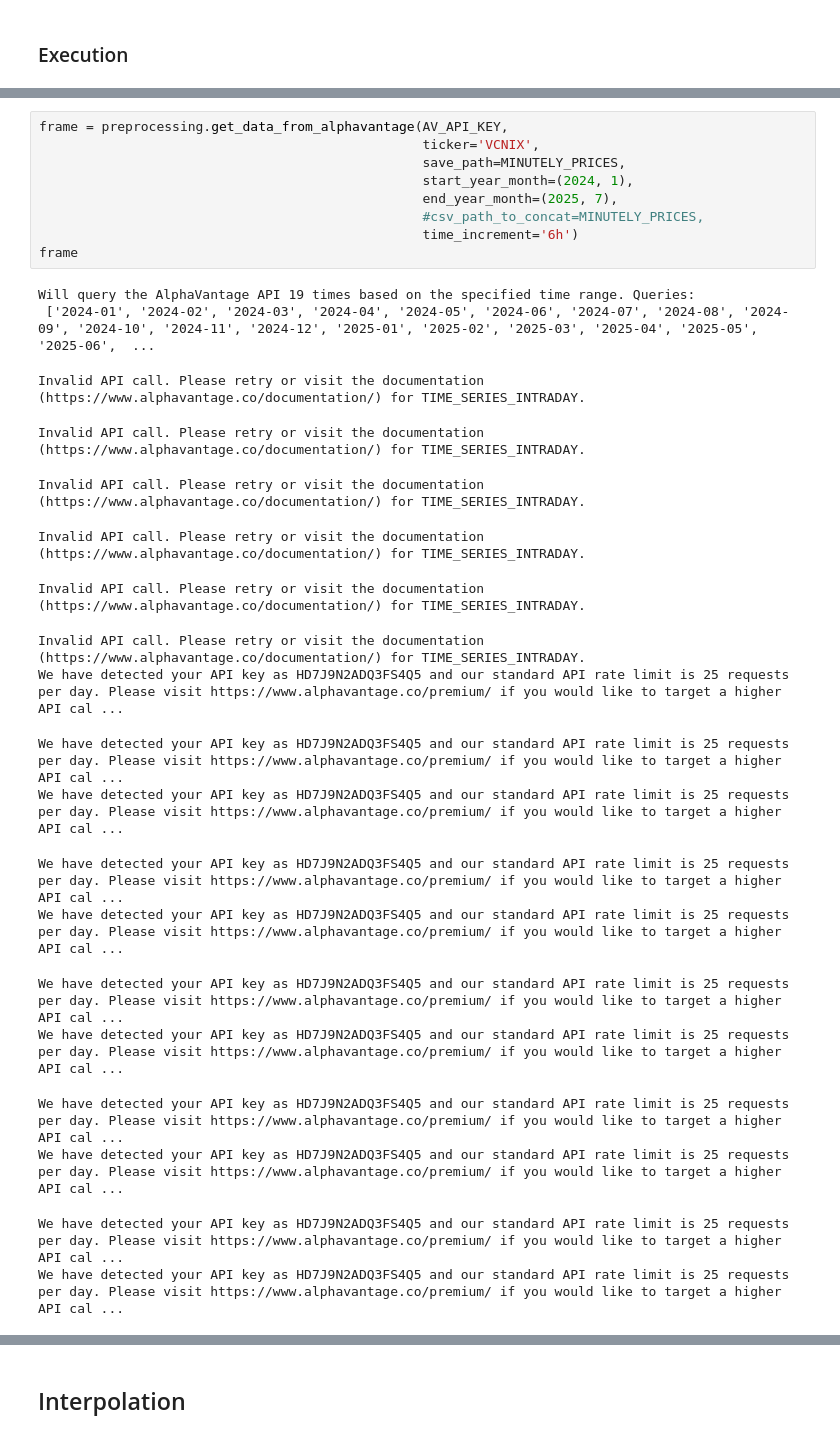
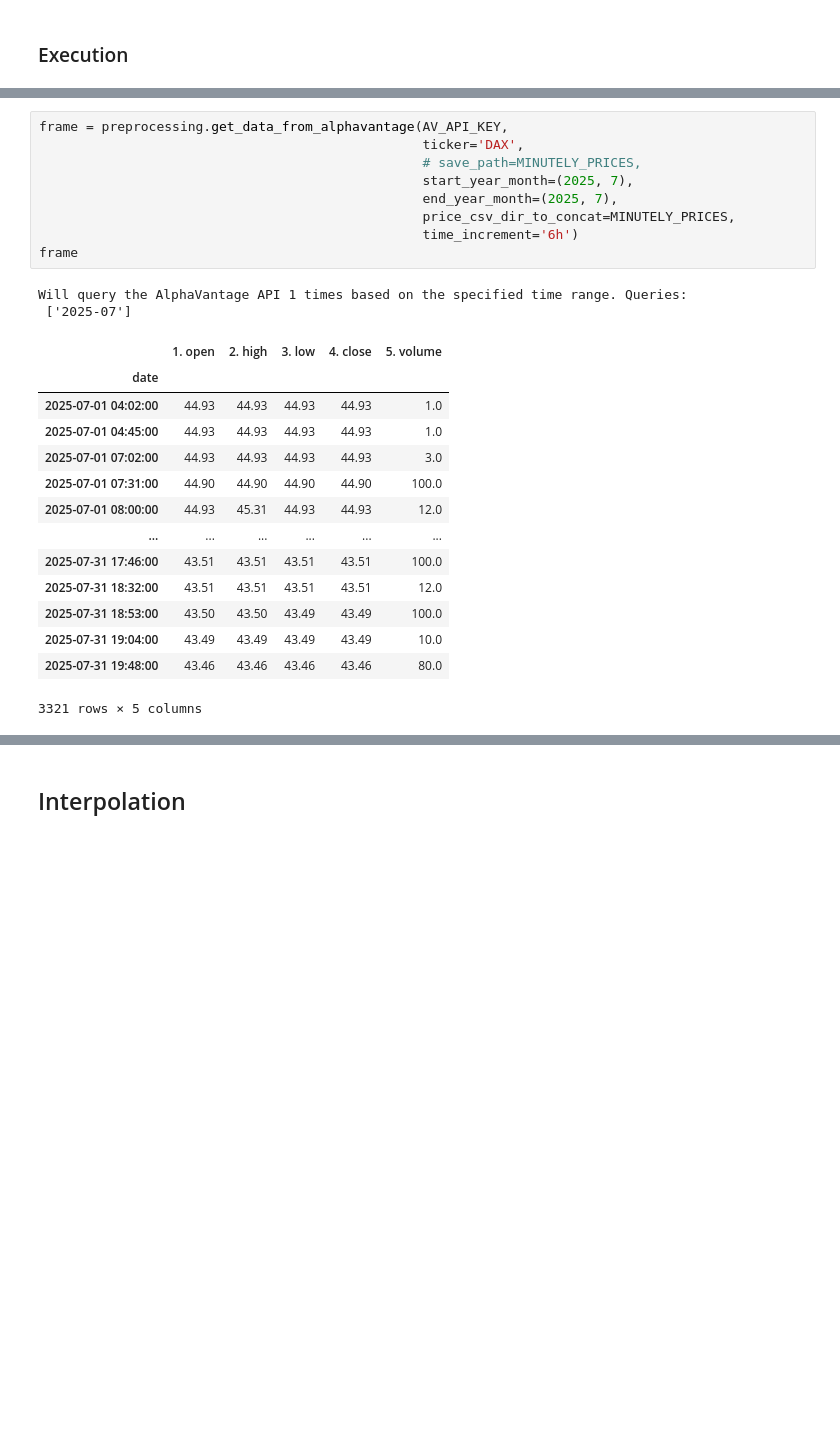
Before and after one commit to paulruesing/hybrid-rl-index-trading, a Jupyter notebook: notebooks/data_pull_dev.ipynb, the cells around one changed output, grey strips where cells are left out. Saved outputs shown, nothing was run; the diff lists cells and outputs as text; blank space fills up the shorter version.

```diff
--- a/notebooks/data_pull_dev.ipynb
+++ b/notebooks/data_pull_dev.ipynb
@@ -57,29 +39,26 @@ ts.get_symbol_search("nasdaq")
 # %%
 frame = preprocessing.get_data_from_alphavantage(AV_API_KEY,
-                                                 ticker='VCNIX',
-                                                 save_path=MINUTELY_PRICES,
-                                                 start_year_month=(2024, 1),
+                                                 ticker='DAX',
+                                                 # save_path=MINUTELY_PRICES,
+                                                 start_year_month=(2025, 7),
                                                  end_year_month=(2025, 7),
-                                                 #csv_path_to_concat=MINUTELY_PRICES,
+                                                 price_csv_dir_to_concat=MINUTELY_PRICES,
                                                  time_increment='6h')
 frame
 # %% [output]
-Will query the AlphaVantage API 19 times based on the specified time range. Queries:
- ['2024-01', '2024-02', '2024-03', '2024-04', '2024-05', '2024-06', '2024-07', '2024-08', '2024-09', '2024-10', '2024-11', '2024-12', '2025-01', '2025-02', '2025-03', '2025-04', '2025-05', '2025-06',  ...
+Will query the AlphaVantage API 1 times based on the specified time range. Queries:
+ ['2025-07']
+|  | 1. open | 2. high | 3. low | 4. close | 5. volume |
+| date |  |  |  |  |  |
+| 2025-07-01 04:02:00 | 44.93 | 44.93 | 44.93 | 44.93 | 1.0 |
+| 2025-07-01 04:45:00 | 44.93 | 44.93 | 44.93 | 44.93 | 1.0 |
+| 2025-07-01 07:02:00 | 44.93 | 44.93 | 44.93 | 44.93 | 3.0 |
+| 2025-07-01 07:31:00 | 44.90 | 44.90 | 44.90 | 44.90 | 100.0 |
+| 2025-07-01 08:00:00 | 44.93 | 45.31 | 44.93 | 44.93 | 12.0 |
+| ... | ... | ... | ... | ... | ... |
+| 2025-07-31 17:46:00 | 43.51 | 43.51 | 43.51 | 43.51 | 100.0 |
+| 2025-07-31 18:32:00 | 43.51 | 43.51 | 43.51 | 43.51 | 12.0 |
+| 2025-07-31 18:53:00 | 43.50 | 43.50 | 43.49 | 43.49 | 100.0 |
+| 2025-07-31 19:04:00 | 43.49 | 43.49 | 43.49 | 43.49 | 10.0 |
+| 2025-07-31 19:48:00 | 43.46 | 43.46 | 43.46 | 43.46 | 80.0 |
-Invalid API call. Please retry or visit the documentation (https://www.alphavantage.co/documentation/) for TIME_SERIES_INTRADAY.
+3321 rows × 5 columns
-Invalid API call. Please retry or visit the documentation (https://www.alphavantage.co/documentation/) for TIME_SERIES_INTRADAY.
-Invalid API call. Please retry or visit the documentation (https://www.alphavantage.co/documentation/) for TIME_SERIES_INTRADAY.
-Invalid API call. Please retry or visit the documentation (https://www.alphavantage.co/documentation/) for TIME_SERIES_INTRADAY.
-Invalid API call. Please retry or visit the documentation (https://www.alphavantage.co/documentation/) for TIME_SERIES_INTRADAY.
-Invalid API call. Please retry or visit the documentation (https://www.alphavantage.co/documentation/) for TIME_SERIES_INTRADAY.
-We have detected your API key as HD7J9N2ADQ3FS4Q5 and our standard API rate limit is 25 requests per day. Please visit https://www.alphavantage.co/premium/ if you would like to target a higher API cal ...
-We have detected your API key as HD7J9N2ADQ3FS4Q5 and our standard API rate limit is 25 requests per day. Please visit https://www.alphavantage.co/premium/ if you would like to target a higher API cal ...
-We have detected your API key as HD7J9N2ADQ3FS4Q5 and our standard API rate limit is 25 requests per day. Please visit https://www.alphavantage.co/premium/ if you would like to target a higher API cal ...
-We have detected your API key as HD7J9N2ADQ3FS4Q5 and our standard API rate limit is 25 requests per day. Please visit https://www.alphavantage.co/premium/ if you would like to target a higher API cal ...
-We have detected your API key as HD7J9N2ADQ3FS4Q5 and our standard API rate limit is 25 requests per day. Please visit https://www.alphavantage.co/premium/ if you would like to target a higher API cal ...
-We have detected your API key as HD7J9N2ADQ3FS4Q5 and our standard API rate limit is 25 requests per day. Please visit https://www.alphavantage.co/premium/ if you would like to target a higher API cal ...
-We have detected your API key as HD7J9N2ADQ3FS4Q5 and our standard API rate limit is 25 requests per day. Please visit https://www.alphavantage.co/premium/ if you would like to target a higher API cal ...
-We have detected your API key as HD7J9N2ADQ3FS4Q5 and our standard API rate limit is 25 requests per day. Please visit https://www.alphavantage.co/premium/ if you would like to target a higher API cal ...
-We have detected your API key as HD7J9N2ADQ3FS4Q5 and our standard API rate limit is 25 requests per day. Please visit https://www.alphavantage.co/premium/ if you would like to target a higher API cal ...
-We have detected your API key as HD7J9N2ADQ3FS4Q5 and our standard API rate limit is 25 requests per day. Please visit https://www.alphavantage.co/premium/ if you would like to target a higher API cal ...
-We have detected your API key as HD7J9N2ADQ3FS4Q5 and our standard API rate limit is 25 requests per day. Please visit https://www.alphavantage.co/premium/ if you would like to target a higher API cal ...
```
Also changed, not shown: parts of 44 cells of this notebook, 1 other file.
